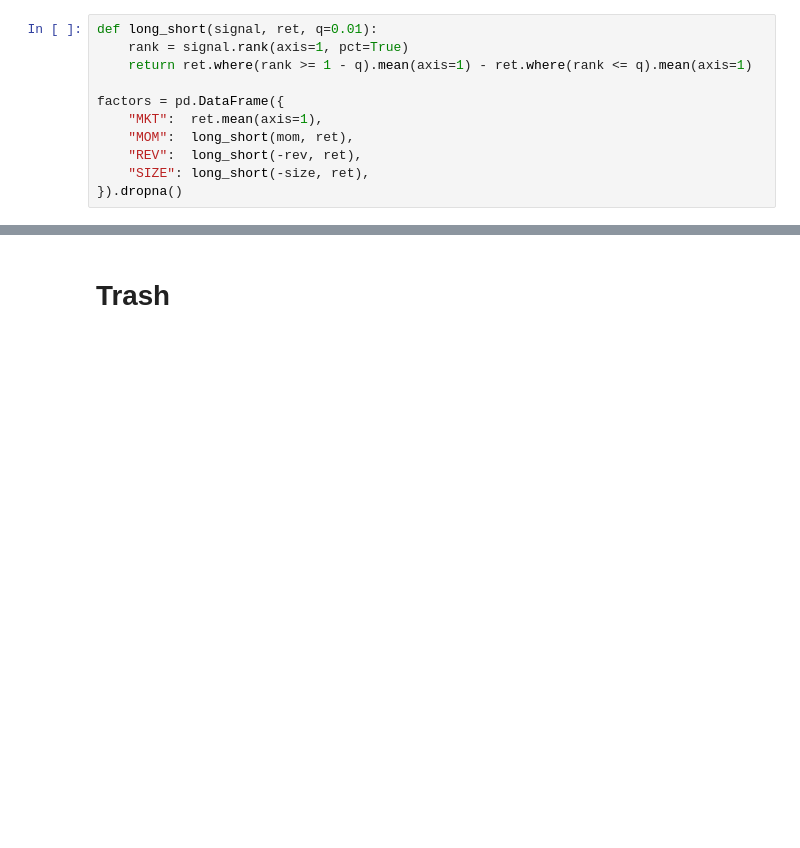
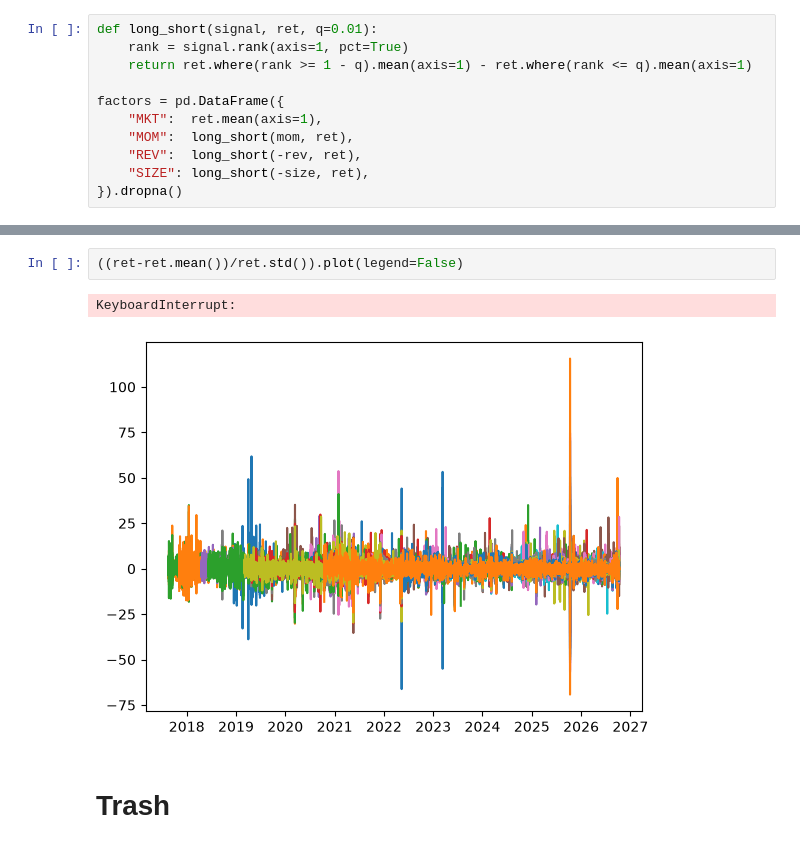
Before and after one commit to Parracho/Project-Finance, a Jupyter notebook: alpha_beta.ipynb, the cells around one changed output, grey strips where cells are left out. Saved outputs shown, nothing was run; the diff lists cells and outputs as text; blank space fills up the shorter version.

```diff
--- a/alpha_beta.ipynb
+++ b/alpha_beta.ipynb
@@ -310,2 +312,7 @@ NameError: name 'sig' is not defined
+# %%
+((ret-ret.mean())/ret.std()).plot(legend=False)
+# %% [output]
+KeyboardInterrupt:
+[figure, added]
 # %% [markdown]
 # Trash
```
Also changed, not shown: parts of 10 cells of this notebook.
